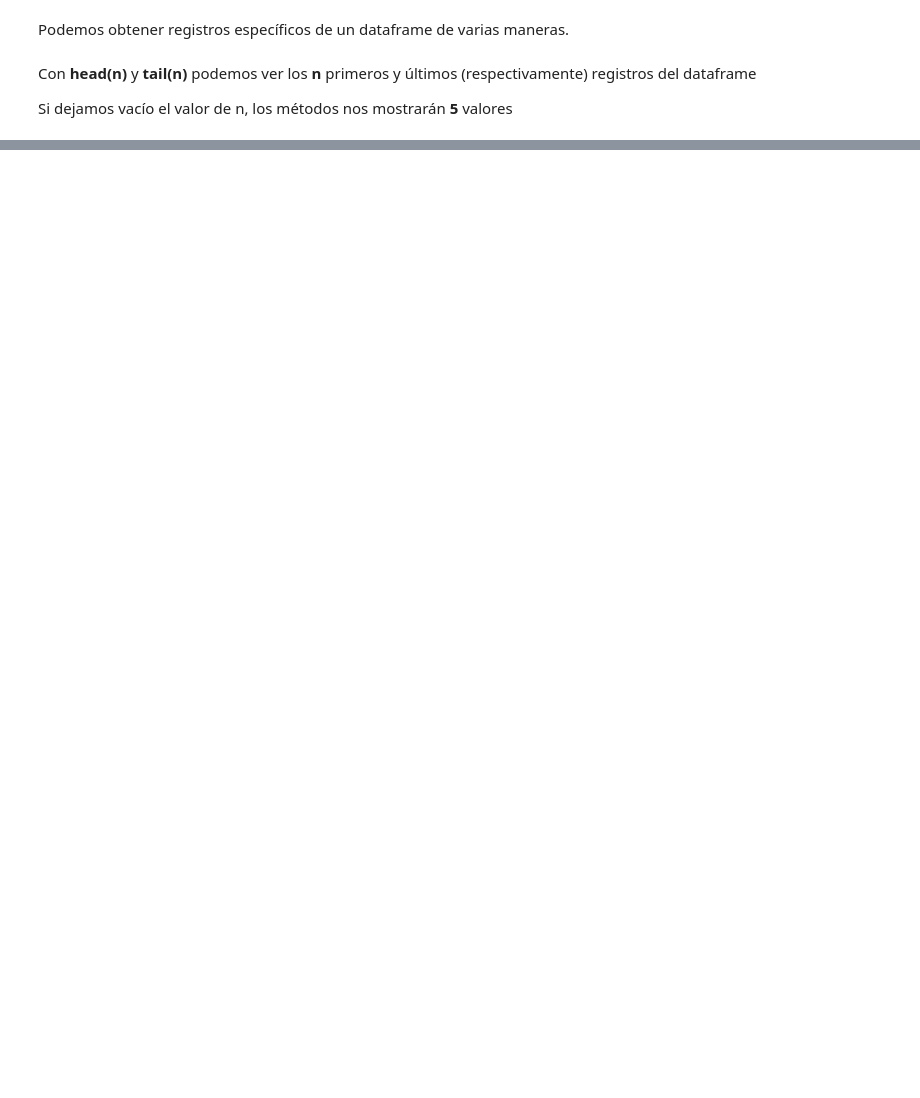
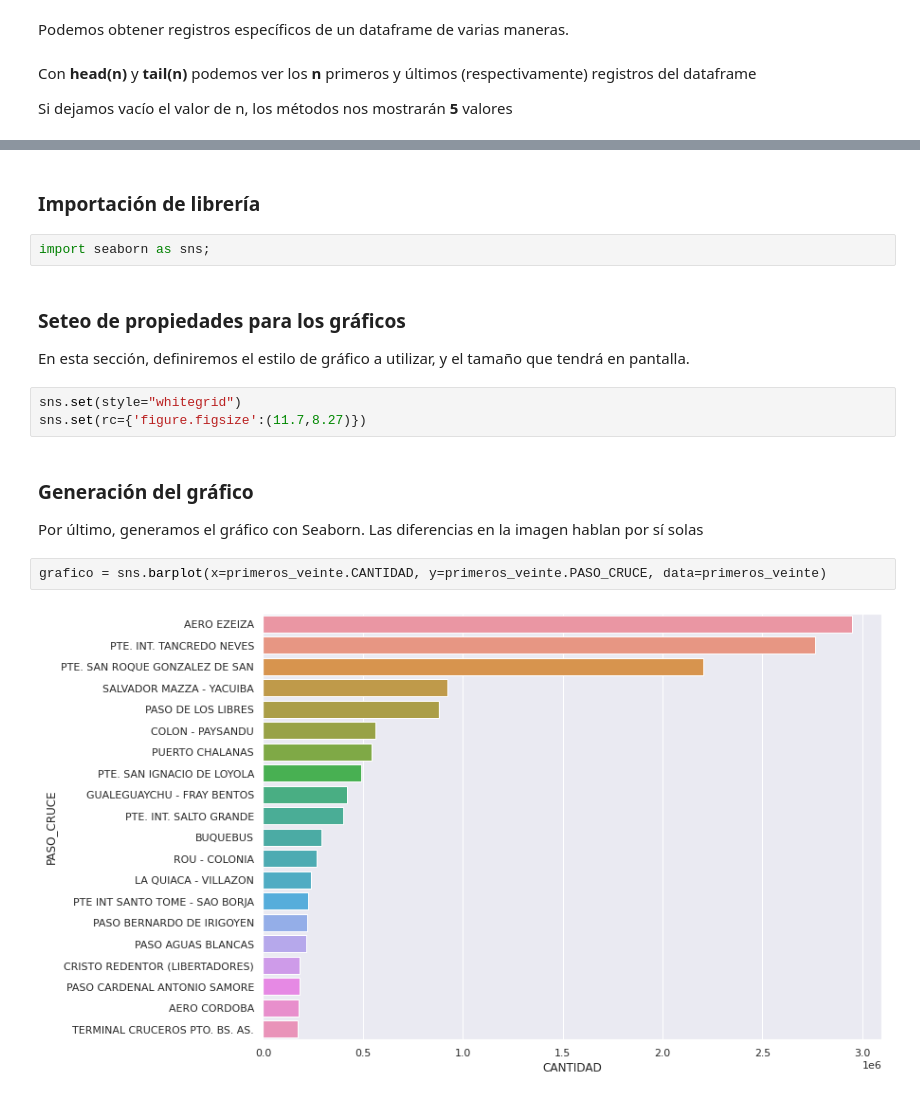
Before and after one commit to informaticaort/4to-bases-de-datos, a Jupyter notebook: DataScience Python/02_Análisis_y_Exploración_con_Pandas.ipynb, the cells around one changed output, grey strips where cells are left out. Saved outputs shown, nothing was run; the diff lists cells and outputs as text; blank space fills up the shorter version.

```diff
--- a/DataScience Python/02_Análisis_y_Exploración_con_Pandas.ipynb
+++ b/DataScience Python/02_Análisis_y_Exploración_con_Pandas.ipynb
@@ -119,0 +287,17 @@ df.tail(10)
+# %% [markdown]
+### Importación de librería
+# %%
+import seaborn as sns;
+# %% [markdown]
+### Seteo de propiedades para los gráficos
+En esta sección, definiremos el estilo de gráfico a utilizar, y el tamaño que tendrá en pantalla.
+# %%
+sns.set(style="whitegrid")
+sns.set(rc={'figure.figsize':(11.7,8.27)})
+# %% [markdown]
+### Generación del gráfico
+Por último, generamos el gráfico con Seaborn. Las diferencias en la imagen hablan por sí solas
+# %%
+grafico = sns.barplot(x=primeros_veinte.CANTIDAD, y=primeros_veinte.PASO_CRUCE, data=primeros_veinte)
+# %% [output]
+[figure, added]
```
Also changed, not shown: parts of 44 cells of this notebook.
